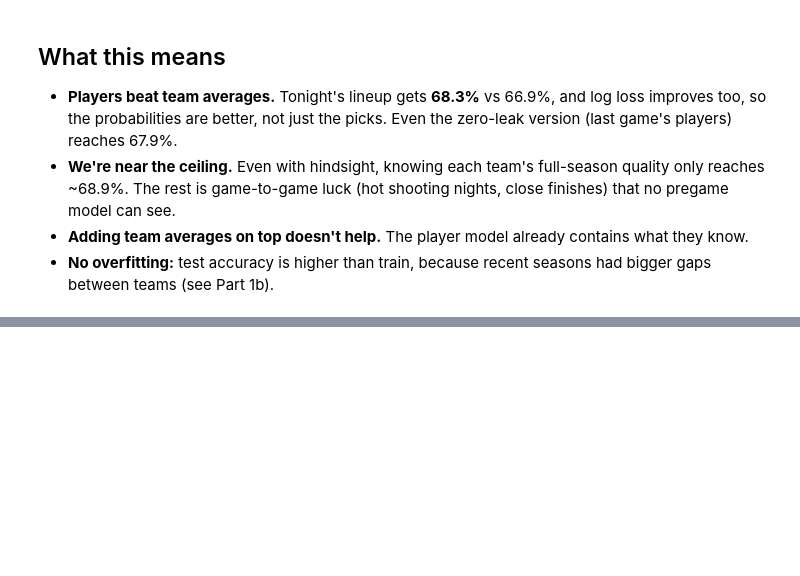
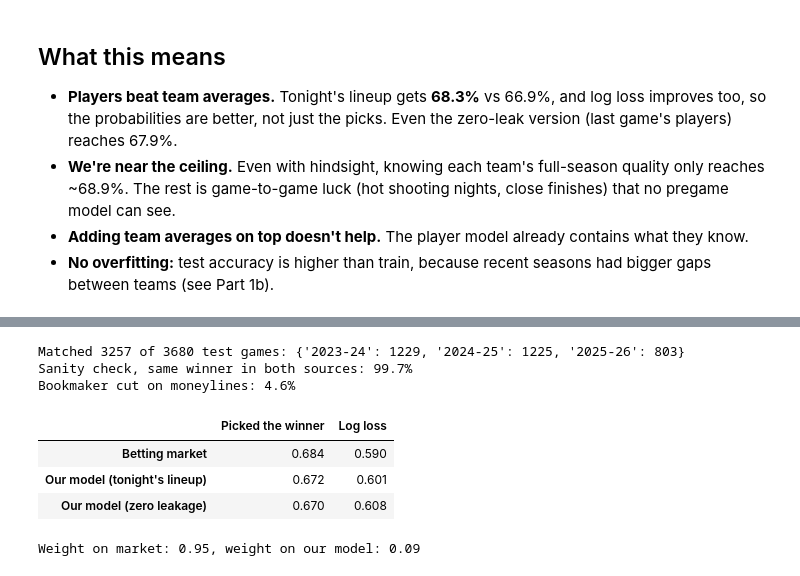
Before and after one commit to QYang5917/nba-win-predictors, a Jupyter notebook: notebooks/analysis.ipynb, the cells around one changed output, grey strips where cells are left out. Saved outputs shown, nothing was run; the diff lists cells and outputs as text; code cells hidden in the pictures; blank space fills up the shorter version.

```diff
--- a/notebooks/analysis.ipynb
+++ b/notebooks/analysis.ipynb
@@ -490,0 +497,53 @@ plt.show()
+# %%
+CITY = {'Atlanta': 'ATL', 'Boston': 'BOS', 'Brooklyn': 'BKN', 'Charlotte': 'CHA', 'Chicago': 'CHI',
+        'Cleveland': 'CLE', 'Dallas': 'DAL', 'Denver': 'DEN', 'Detroit': 'DET', 'Golden State': 'GSW',
+        'Houston': 'HOU', 'Indiana': 'IND', 'LA Clippers': 'LAC', 'LA Lakers': 'LAL', 'Memphis': 'MEM',
+        'Miami': 'MIA', 'Milwaukee': 'MIL', 'Minnesota': 'MIN', 'New Orleans': 'NOP', 'New York': 'NYK',
+        'Oklahoma City': 'OKC', 'Orlando': 'ORL', 'Philadelphia': 'PHI', 'Phoenix': 'PHX', 'Portland': 'POR',
+        'Sacramento': 'SAC', 'San Antonio': 'SAS', 'Toronto': 'TOR', 'Utah': 'UTA', 'Washington': 'WAS'}
+odds = pd.read_csv('../data/raw/betting_odds_mgm.csv')
+odds['HOME'], odds['AWAY'] = odds.home_team.map(CITY), odds.away_team.map(CITY)
+odds['DATE'] = pd.to_datetime(odds.game_date.str[:10])
+
+# Final home margin, for the spread model
+margin = g[g.MATCHUP.str.contains('vs.')][['GAME_ID', 'PLUS_MINUS']].rename(columns={'PLUS_MINUS': 'MARGIN'})
+dm = d.merge(margin, on='GAME_ID').assign(GAME_DATE=lambda x: pd.to_datetime(x.GAME_DATE))
+mtr, mte = dm[~dm.SEASON.isin(TEST_SEASONS)], dm[dm.SEASON.isin(TEST_SEASONS)].copy()
+
+from sklearn.linear_model import LinearRegression
+VERSIONS = {"Our model (tonight's lineup)": ['PLAYER_STRENGTH_DIFF', 'REST_DAYS_DIFF'],
+            'Our model (zero leakage)': ['LAST_GAME_STRENGTH_DIFF', 'REST_DAYS_DIFF']}
+for name, cols in VERSIONS.items():  # win probability and predicted margin, trained on 2016-17 to 2022-23
+    mte['P: ' + name] = make_pipeline(StandardScaler(), LogisticRegression(max_iter=2000)) \
+        .fit(mtr[cols], mtr.WIN).predict_proba(mte[cols])[:, 1]
+    mte['M: ' + name] = LinearRegression().fit(mtr[cols], mtr.MARGIN).predict(mte[cols])
+
+# Match on home team, away team and date (within a day, since the odds file's timestamps vary)
+mk = mte.merge(odds, left_on=['TEAM', 'OPP'], right_on=['HOME', 'AWAY'])
+mk = mk[(mk.DATE - mk.GAME_DATE).dt.days.abs() <= 1].drop_duplicates('GAME_ID').copy()
+print(f'Matched {len(mk)} of {len(mte)} test games:', mk.groupby('SEASON').size().to_dict())
+print(f"Sanity check, same winner in both sources: {(mk.money_home_won == (mk.WIN == 1)).mean():.1%}")
+
+# Market probability = moneyline odds with the bookmaker's cut removed
+ih, ia = 1 / mk.money_home_decimal_odds, 1 / mk.money_away_decimal_odds
+mk['P: Betting market'] = ih / (ih + ia)
+print(f'Bookmaker cut on moneylines: {(ih + ia - 1).mean():.1%}')
+who = ['Betting market'] + list(VERSIONS)
+pd.DataFrame({'Picked the winner': [((mk['P: ' + w] > 0.5) == mk.WIN).mean() for w in who],
+              'Log loss': [log_loss(mk.WIN, mk['P: ' + w]) for w in who]}, index=who).round(3)
+# %% [output]
+Matched 3257 of 3680 test games: {'2023-24': 1229, '2024-25': 1225, '2025-26': 803}
+Sanity check, same winner in both sources: 99.7%
+Bookmaker cut on moneylines: 4.6%
+|  | Picked the winner | Log loss |
+| Betting market | 0.684 | 0.590 |
+| Our model (tonight's lineup) | 0.672 | 0.601 |
+| Our model (zero leakage) | 0.670 | 0.608 |
+# %%
+# Does our model add anything the market doesn't know? Combine both and see who gets the weight.
+logit = lambda q: np.log(q / (1 - q))
+both = LogisticRegression(C=1e6).fit(np.c_[logit(mk['P: Betting market']),
+                                          logit(mk["P: Our model (tonight's lineup)"])], mk.WIN)
+print('Weight on market: %.2f, weight on our model: %.2f' % tuple(both.coef_[0]))
+# %% [output]
+Weight on market: 0.95, weight on our model: 0.09
```
Also changed, not shown: parts of 3 cells of this notebook, 2 other files.
